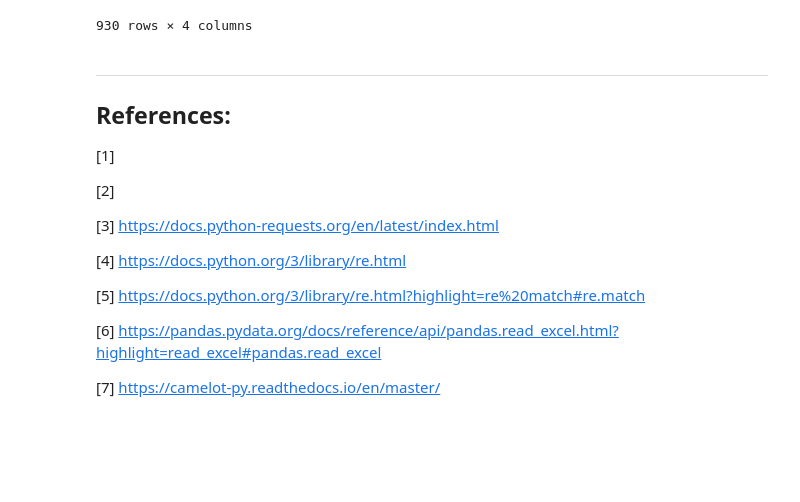
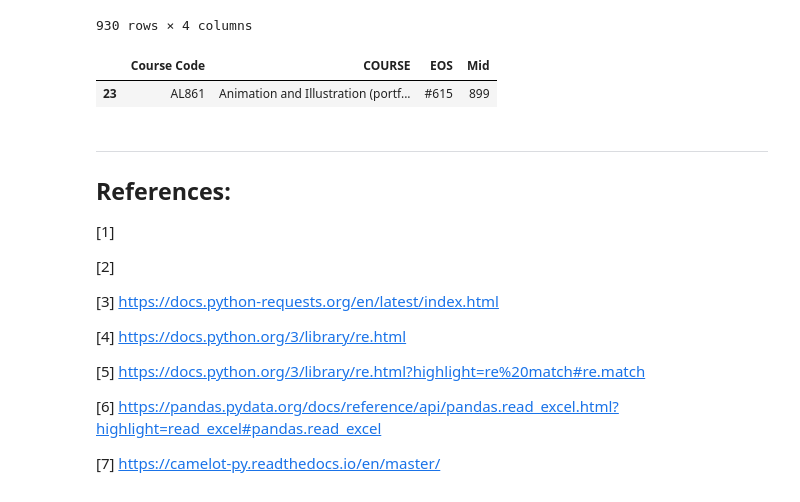
Before and after one commit to Jonish99/Fundamentals-of-Data-Analysis-Assessment, a Jupyter notebook: cao.ipynb, the cells around one changed output. Drawn from its saved outputs; the diff is of its cells as text; code cells hidden in the pictures; blank space fills up the shorter version.

```diff
--- a/cao.ipynb
+++ b/cao.ipynb
@@ -386,7 +382,8 @@ import camelot #use camelot package to extract tables from pdf files [7]
 #create a path to back up the file as a csv
 path = 'data/cao2019_' + nowstr + '.csv'
 # %%
-tables = camelot.read_pdf('http://www2.cao.ie/points/lvl8_19.pdf',pages='1-end',flavor='stream')
+tables = camelot.read_pdf('http://www2.cao.ie/points/lvl8_19.pdf',\
+                          pages='1-end',flavor='stream')
 #read all pages [8]
 
 tables
@@ -401,6 +398,6 @@ tables[0].parsing_report
     'accuracy': 99.02,
     'whitespace': 12.24,
     'order': 1,
-    'page': 1
+    'page': 10
 }
 # %% [output]
@@ -480,6 +467,12 @@ df
 | 928 | WD212 | Recreation and Sport Management | 274 | 311 |
 | 929 | WD230 | Mechanical and Manufacturing Engi... | 273 | 348 |
 930 rows × 4 columns
+# %%
+display (df.loc[df['Course Code']=='AL861'])
+#deal with *, ~ etc
+# %% [output]
+|  | Course Code | COURSE | EOS | Mid |
+| 23 | AL861 | Animation and Illustration (portf... | #615 | 899 |
 # %% [markdown]
 ---
 ## References:
```
Also changed, not shown: parts of 8 cells of this notebook.
